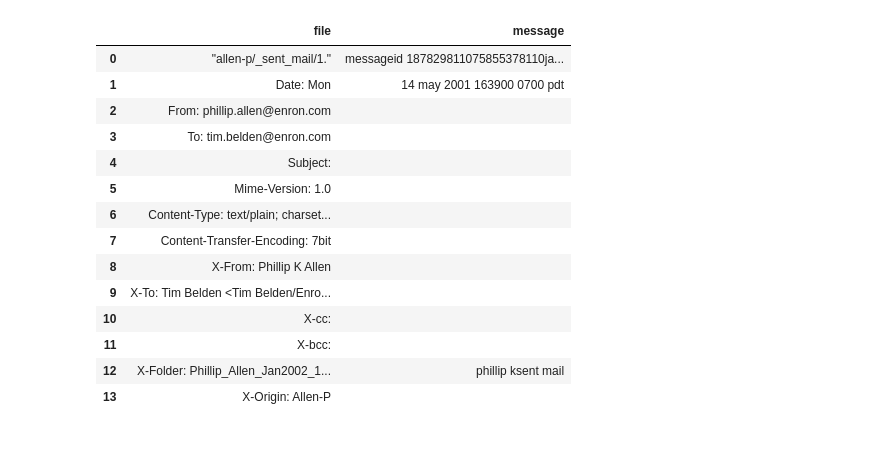
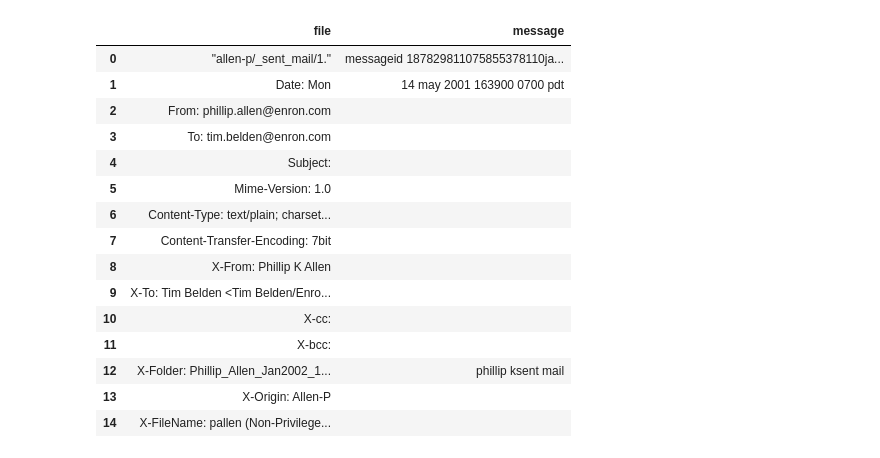
Before and after one commit to bconti8/CA1-Sem-2-MSc-in-Data-Analytics, a Jupyter notebook: CA1S2_Jupyter_File.ipynb, the cells around one changed output. Cells and saved outputs as stored; diff of their text form; code cells hidden in the pictures.

```diff
--- a/CA1S2_Jupyter_File.ipynb
+++ b/CA1S2_Jupyter_File.ipynb
@@ -16,31 +24,32 @@ emails_df.fillna('', inplace=True)
 def preprocess_text(text):
     # Convert text to lowercase
     text = text.lower()
     # Remove email headers or unnecessary metadata (for demonstration, might need customization)
     text = re.sub(r'^[a-z]+:.*$', '', text)  # Remove lines that start with metadata-like patterns
     text = re.sub(r'\s+', ' ', text)  # Replace multiple whitespace with single space
     # Remove special characters (customize based on the dataset and needs)
     text = re.sub(r'[^a-z0-9\s]', '', text)
     return text.strip()
 
 # Apply text preprocessing to the 'message' column
 emails_df['message'] = emails_df['message'].apply(preprocess_text)
 
 # Display the first few rows of the cleaned dataframe
-emails_df.head(14)
+emails_df.head(15)
 # %% [output]
 |  | file | message |
 | 0 | "allen-p/_sent_mail/1." | messageid 187829811075855378110ja... |
 | 1 | Date: Mon | 14 may 2001 163900 0700 pdt |
 | 2 | From: phillip.allen@enron.com |  |
 | 3 | To: tim.belden@enron.com |  |
 | 4 | Subject: |  |
 | 5 | Mime-Version: 1.0 |  |
 | 6 | Content-Type: text/plain; charset... |  |
 | 7 | Content-Transfer-Encoding: 7bit |  |
 | 8 | X-From: Phillip K Allen |  |
 | 9 | X-To: Tim Belden <Tim Belden/Enro... |  |
 | 10 | X-cc: |  |
 | 11 | X-bcc: |  |
 | 12 | X-Folder: Phillip_Allen_Jan2002_1... | phillip ksent mail |
 | 13 | X-Origin: Allen-P |  |
+| 14 | X-FileName: pallen (Non-Privilege... |  |
```
Also changed, not shown: parts of 29 cells of this notebook.
